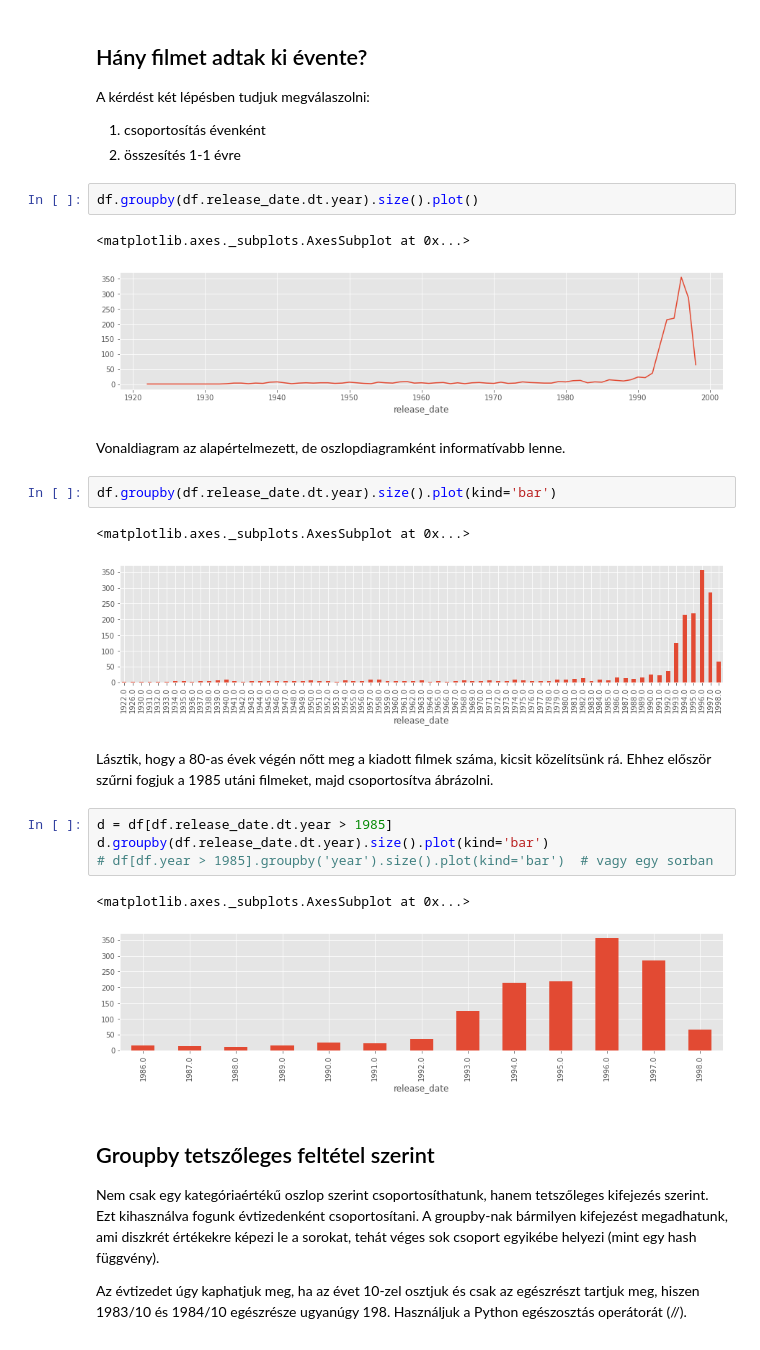
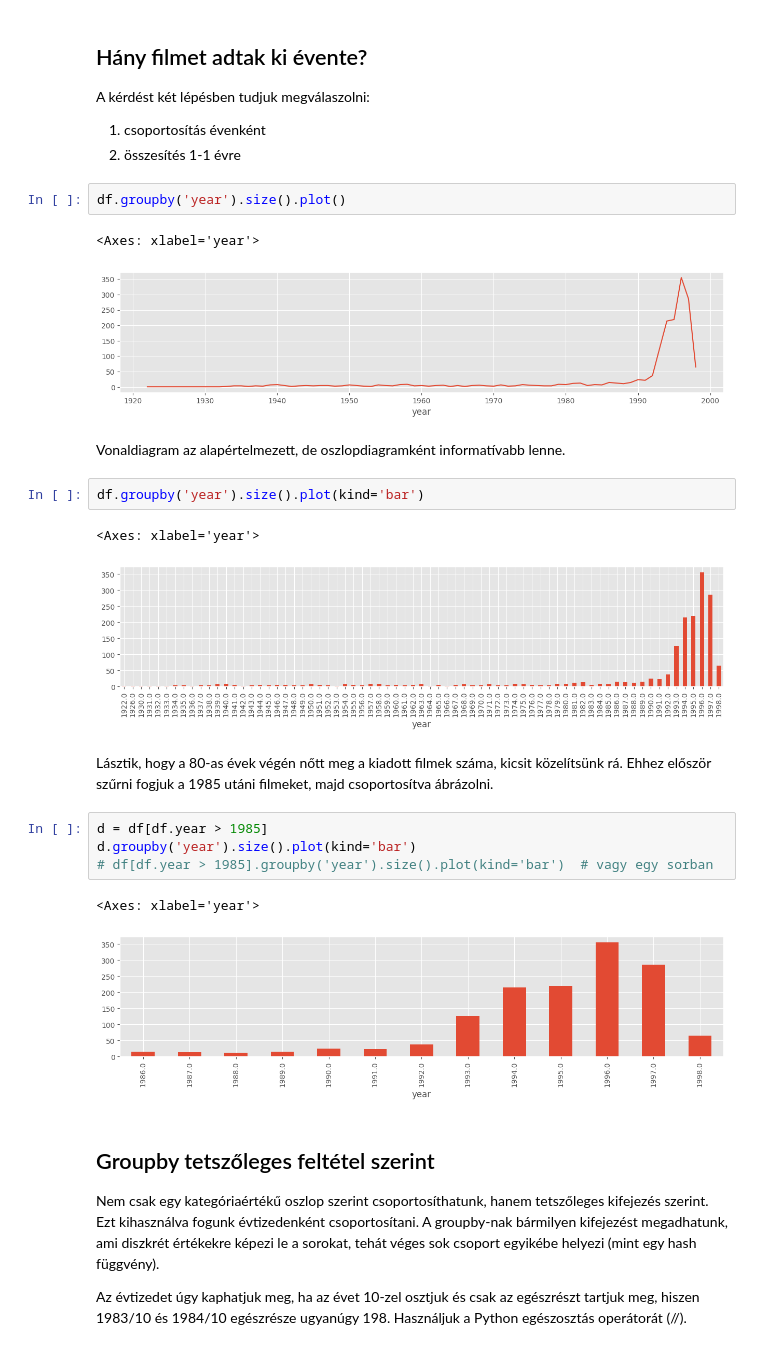
Before and after one commit to IK2023-info/ik2023-lab02-Bendzsike, a Jupyter notebook: 02_01_Pandas_bevezeto.ipynb, the cells around one changed output. Saved outputs shown, nothing was run; the diff lists cells and outputs as text.

```diff
--- a/02_01_Pandas_bevezeto.ipynb
+++ b/02_01_Pandas_bevezeto.ipynb
@@ -1008,26 +989,26 @@ A kérdést két lépésben tudjuk megválaszolni:
 1. csoportosítás évenként
 2. összesítés 1-1 évre
 # %%
-df.groupby(df.release_date.dt.year).size().plot()
+df.groupby('year').size().plot()
 # %% [output]
-<matplotlib.axes._subplots.AxesSubplot at 0x...>
+<Axes: xlabel='year'>
-[figure, old version]
+[figure, new version]
 # %% [markdown]
 Vonaldiagram az alapértelmezett, de oszlopdiagramként informatívabb lenne.
 # %%
-df.groupby(df.release_date.dt.year).size().plot(kind='bar')
+df.groupby('year').size().plot(kind='bar')
 # %% [output]
-<matplotlib.axes._subplots.AxesSubplot at 0x...>
+<Axes: xlabel='year'>
-[figure, old version]
+[figure, new version]
 # %% [markdown]
 Lásztik, hogy a 80-as évek végén nőtt meg a kiadott filmek száma, kicsit közelítsünk rá. Ehhez először szűrni fogjuk a 1985 utáni filmeket, majd csoportosítva ábrázolni.
 # %%
-d = df[df.release_date.dt.year > 1985]
-d.groupby(df.release_date.dt.year).size().plot(kind='bar')
+d = df[df.year > 1985]
+d.groupby('year').size().plot(kind='bar')
 # df[df.year > 1985].groupby('year').size().plot(kind='bar')  # vagy egy sorban
 # %% [output]
-<matplotlib.axes._subplots.AxesSubplot at 0x...>
+<Axes: xlabel='year'>
-[figure, old version]
+[figure, new version]
 # %% [markdown]
 ## Groupby tetszőleges feltétel szerint
 
```
Also changed, not shown: parts of 39 cells of this notebook.
